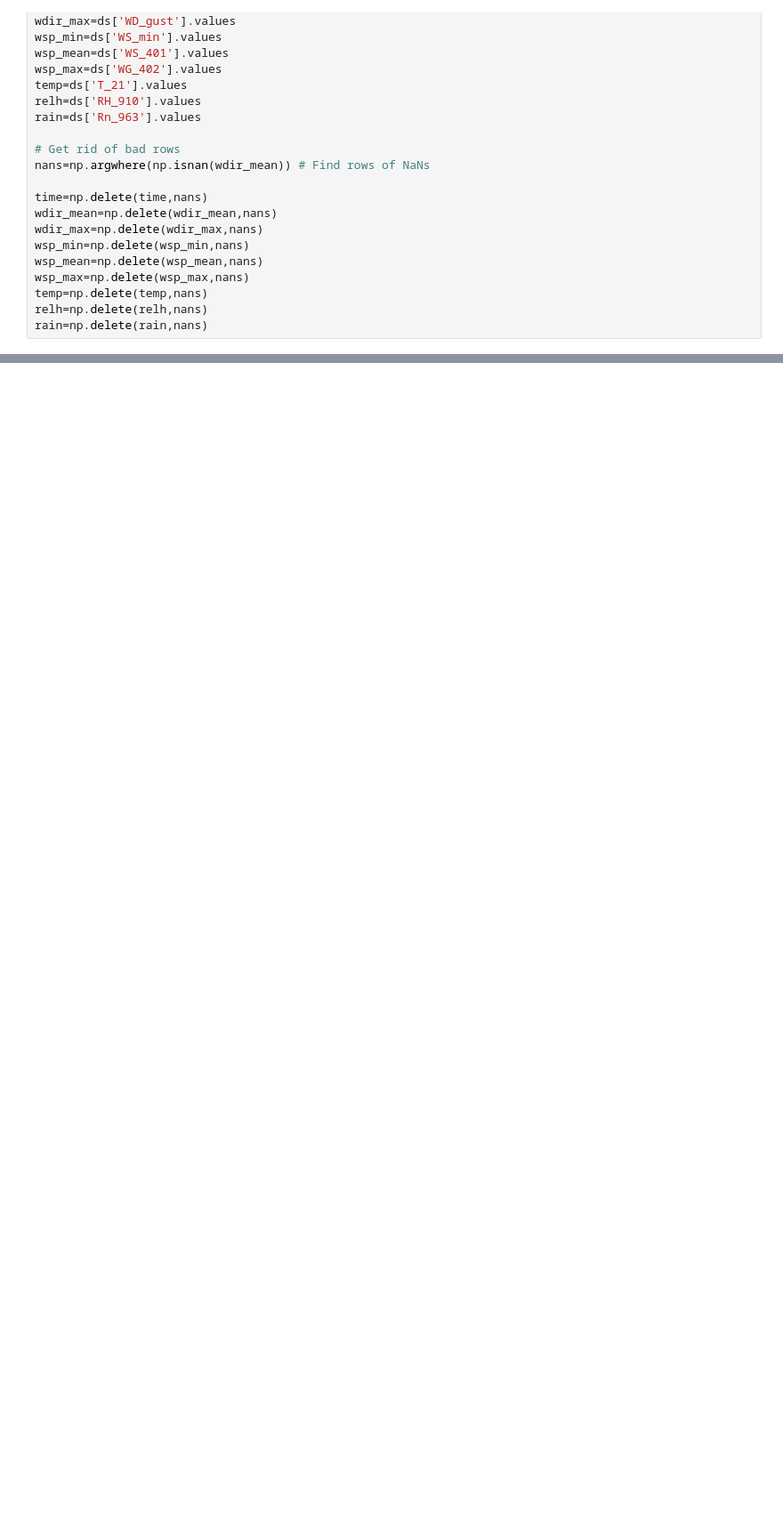
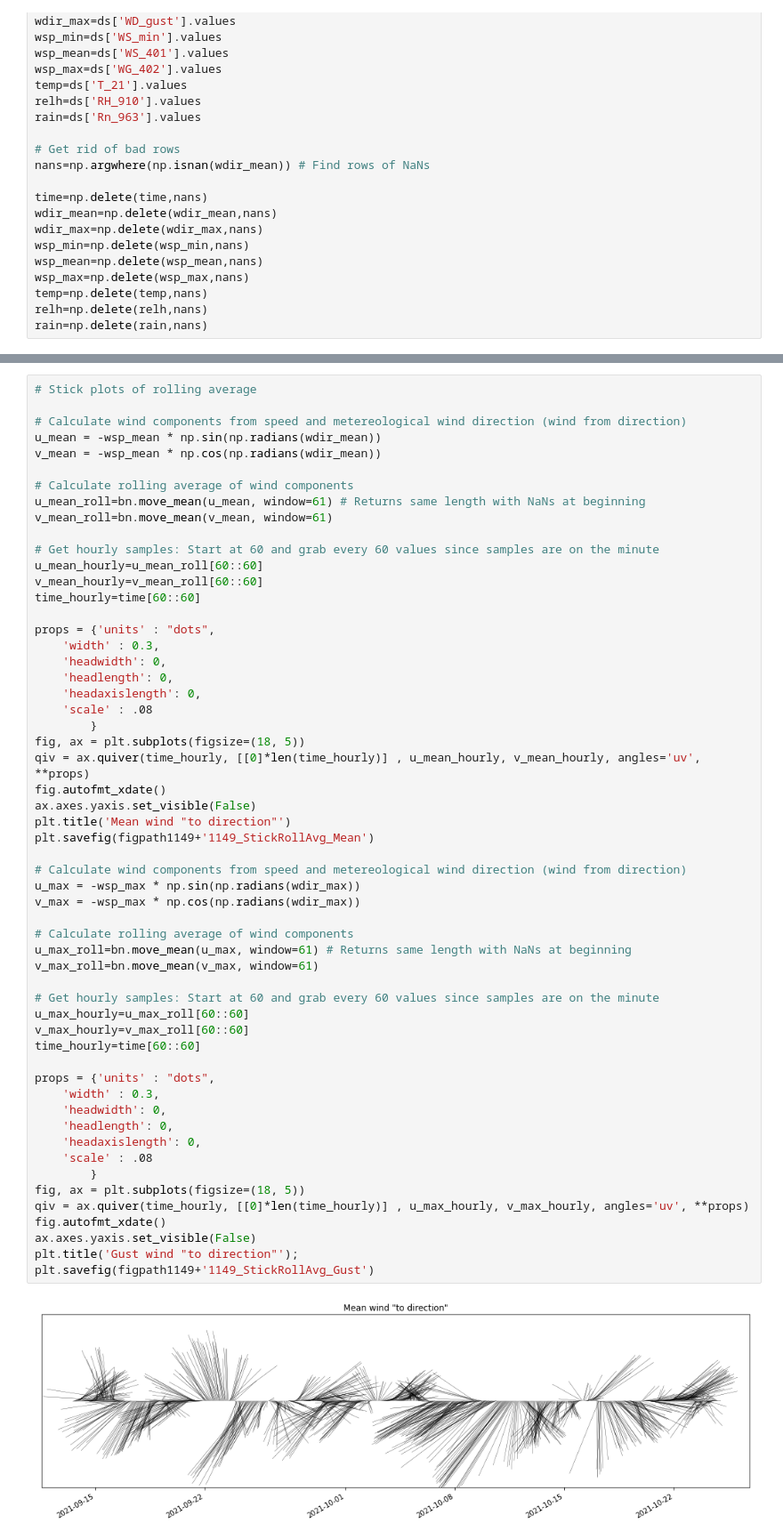
Before and after one commit to odemeo-usgs/projects, a Jupyter notebook: DUNEX/Dunex_Plots_2021.ipynb, the cells around one changed output, grey strips where cells are left out. Shown at 89% size. Drawn from its saved outputs; the diff is of its cells as text; blank space fills up the shorter version.

```diff
--- a/DUNEX/Dunex_Plots_2021.ipynb
+++ b/DUNEX/Dunex_Plots_2021.ipynb
@@ -160,3 +162,61 @@ plt.title('Gust wind');
 # %% [output]
 [figure]
 [figure]
+# %%
+# Stick plots of rolling average
+
+# Calculate wind components from speed and metereological wind direction (wind from direction)
+u_mean = -wsp_mean * np.sin(np.radians(wdir_mean))
+v_mean = -wsp_mean * np.cos(np.radians(wdir_mean))
+
+# Calculate rolling average of wind components
+u_mean_roll=bn.move_mean(u_mean, window=61) # Returns same length with NaNs at beginning
+v_mean_roll=bn.move_mean(v_mean, window=61)
+
+# Get hourly samples: Start at 60 and grab every 60 values since samples are on the minute
+u_mean_hourly=u_mean_roll[60::60]
+v_mean_hourly=v_mean_roll[60::60]
+time_hourly=time[60::60]
+
+props = {'units' : "dots",
+    'width' : 0.3,
+    'headwidth': 0,
+    'headlength': 0,
+    'headaxislength': 0,
+    'scale' : .08
+        }
+fig, ax = plt.subplots(figsize=(18, 5))
+qiv = ax.quiver(time_hourly, [[0]*len(time_hourly)] , u_mean_hourly, v_mean_hourly, angles='uv', **props)
+fig.autofmt_xdate()
+ax.axes.yaxis.set_visible(False)
+plt.title('Mean wind "to direction"')
+plt.savefig(figpath1149+'1149_StickRollAvg_Mean')
+
+# Calculate wind components from speed and metereological wind direction (wind from direction)
+u_max = -wsp_max * np.sin(np.radians(wdir_max))
+v_max = -wsp_max * np.cos(np.radians(wdir_max))
+
+# Calculate rolling average of wind components
+u_max_roll=bn.move_mean(u_max, window=61) # Returns same length with NaNs at beginning
+v_max_roll=bn.move_mean(v_max, window=61)
+
+# Get hourly samples: Start at 60 and grab every 60 values since samples are on the minute
+u_max_hourly=u_max_roll[60::60]
+v_max_hourly=v_max_roll[60::60]
+time_hourly=time[60::60]
+
+props = {'units' : "dots",
+    'width' : 0.3,
+    'headwidth': 0,
+    'headlength': 0,
+    'headaxislength': 0,
+    'scale' : .08
+        }
+fig, ax = plt.subplots(figsize=(18, 5))
+qiv = ax.quiver(time_hourly, [[0]*len(time_hourly)] , u_max_hourly, v_max_hourly, angles='uv', **props)
+fig.autofmt_xdate()
+ax.axes.yaxis.set_visible(False)
+plt.title('Gust wind "to direction"');
+plt.savefig(figpath1149+'1149_StickRollAvg_Gust')
+# %% [output]
+[figure, added]
```
Also changed, not shown: parts of 8 cells of this notebook.
